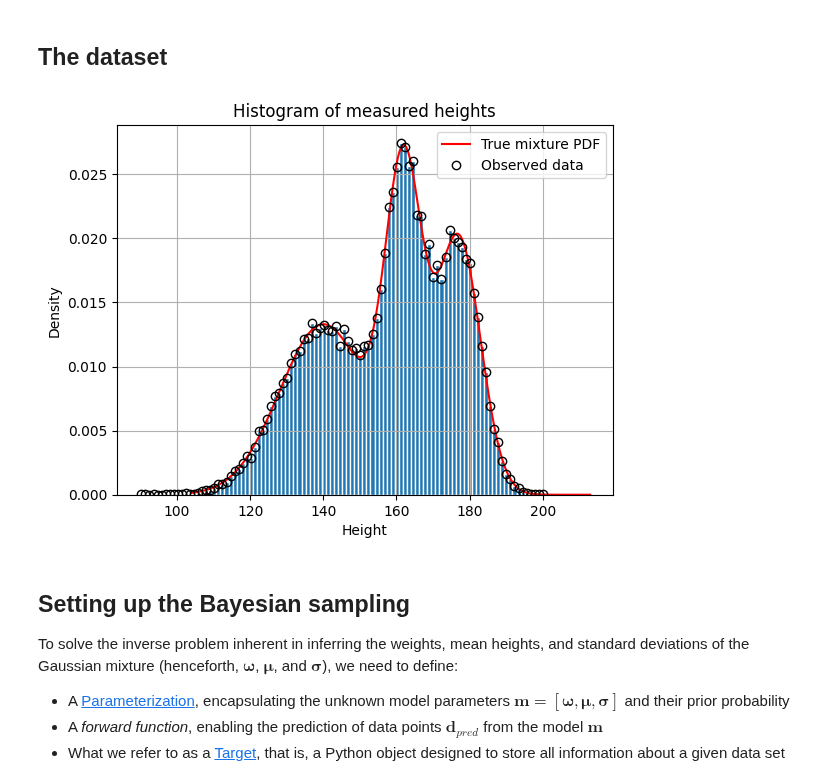
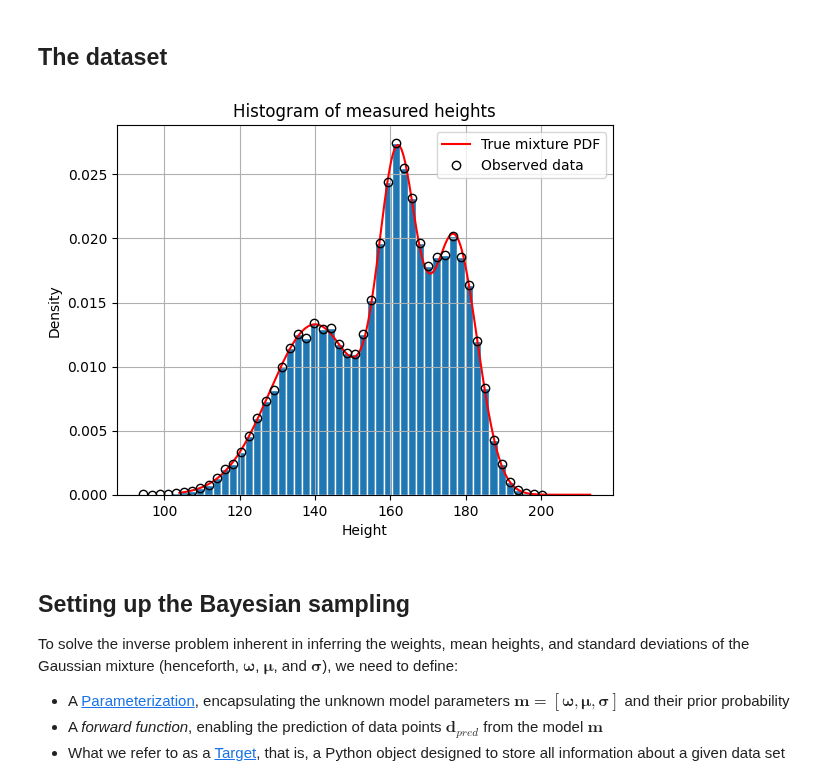
Before and after one commit to fmagrini/bayes-bay, a Jupyter notebook: docs/source/tutorials/3_transd_gaussian_mixture.ipynb, the cells around one changed output. Cells and saved outputs as stored; diff of their text form; code cells hidden in the pictures.

```diff
--- a/docs/source/tutorials/3_transd_gaussian_mixture.ipynb
+++ b/docs/source/tutorials/3_transd_gaussian_mixture.ipynb
@@ -65,18 +65,18 @@ for mean, std, weight in zip(MEANS, STDS, WEIGHTS):
 # %%
 fig, ax = plt.subplots()
 ax.set_title('Histogram of measured heights')
-data_obs, bins, _ = ax.hist(samples, bins=100, density=True, ec='w')
+data_obs, bins, _ = ax.hist(samples, bins=50, density=True, ec='w')
 data_x = (bins[:-1] + bins[1:]) / 2 # take the midpoint of each bin
 plt.plot(xs, pdf_true, label='True mixture PDF', color='r')
 plt.plot(data_x, data_obs, 'ko', label='Observed data', markerfacecolor='None')
 
 ax.set_xlabel('Height')
 ax.set_ylabel('Density')
 ax.grid()
 ax.legend()
 plt.show()
 # %% [output]
-[figure, old version]
+[figure, new version]
 # %% [markdown]
 ## Setting up the Bayesian sampling
 
```
Also changed, not shown: parts of 11 cells of this notebook, 4 other files.
